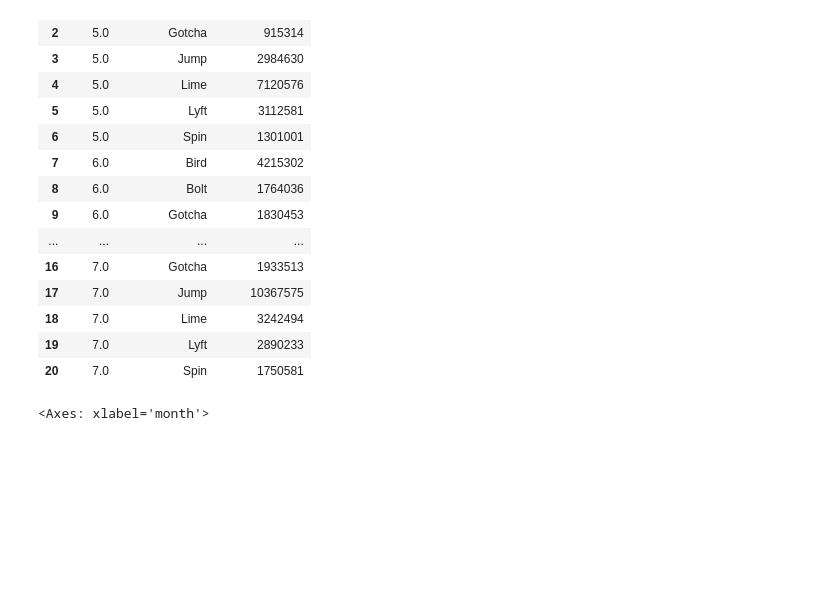
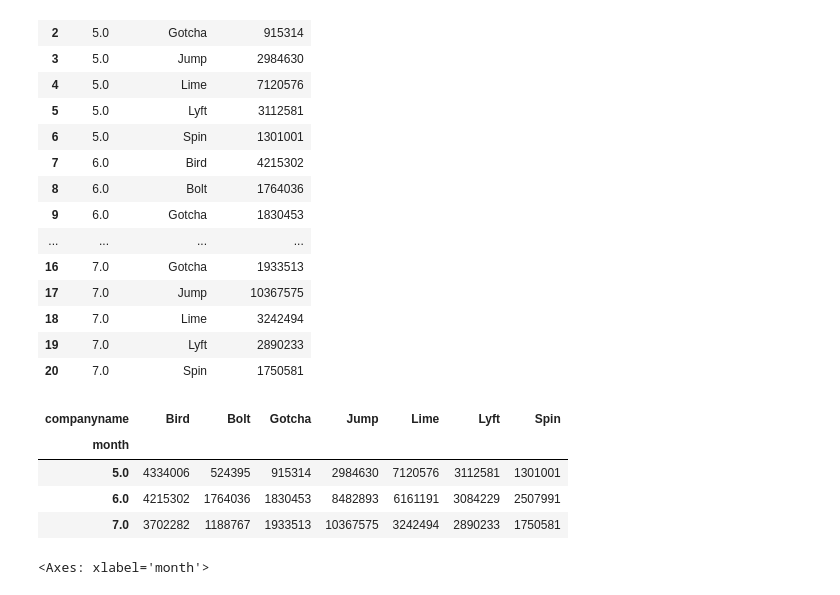
Before and after one commit to NSS-Data-Analytics-Cohort-8/scooter-partner1-whenhugocallsuspythonistas, a Jupyter notebook: notebooks/eda.ipynb, the cells around one changed output. Drawn from its saved outputs; the diff is of its cells as text; code cells hidden in the pictures; blank space fills up the shorter version.

```diff
--- a/notebooks/eda.ipynb
+++ b/notebooks/eda.ipynb
@@ -113,6 +113,13 @@ count_each_company_time.head(21)
 | 20 | 7.0 | Spin | 1750581 |
 # %%
 pivot_df = count_each_company_time.pivot(index='month', columns='companyname', values='scooter_count')
+pivot_df
+# %% [output]
+| companyname | Bird | Bolt | Gotcha | Jump | Lime | Lyft | Spin |
+| month |  |  |  |  |  |  |  |
+| 5.0 | 4334006 | 524395 | 915314 | 2984630 | 7120576 | 3112581 | 1301001 |
+| 6.0 | 4215302 | 1764036 | 1830453 | 8482893 | 6161191 | 3084229 | 2507991 |
+| 7.0 | 3702282 | 1188767 | 1933513 | 10367575 | 3242494 | 2890233 | 1750581 |
 # %%
 sns.set_theme(style="darkgrid")
 # Plot the responses for different events and regions
```
Also changed, not shown: parts of 1 cell of this notebook.
